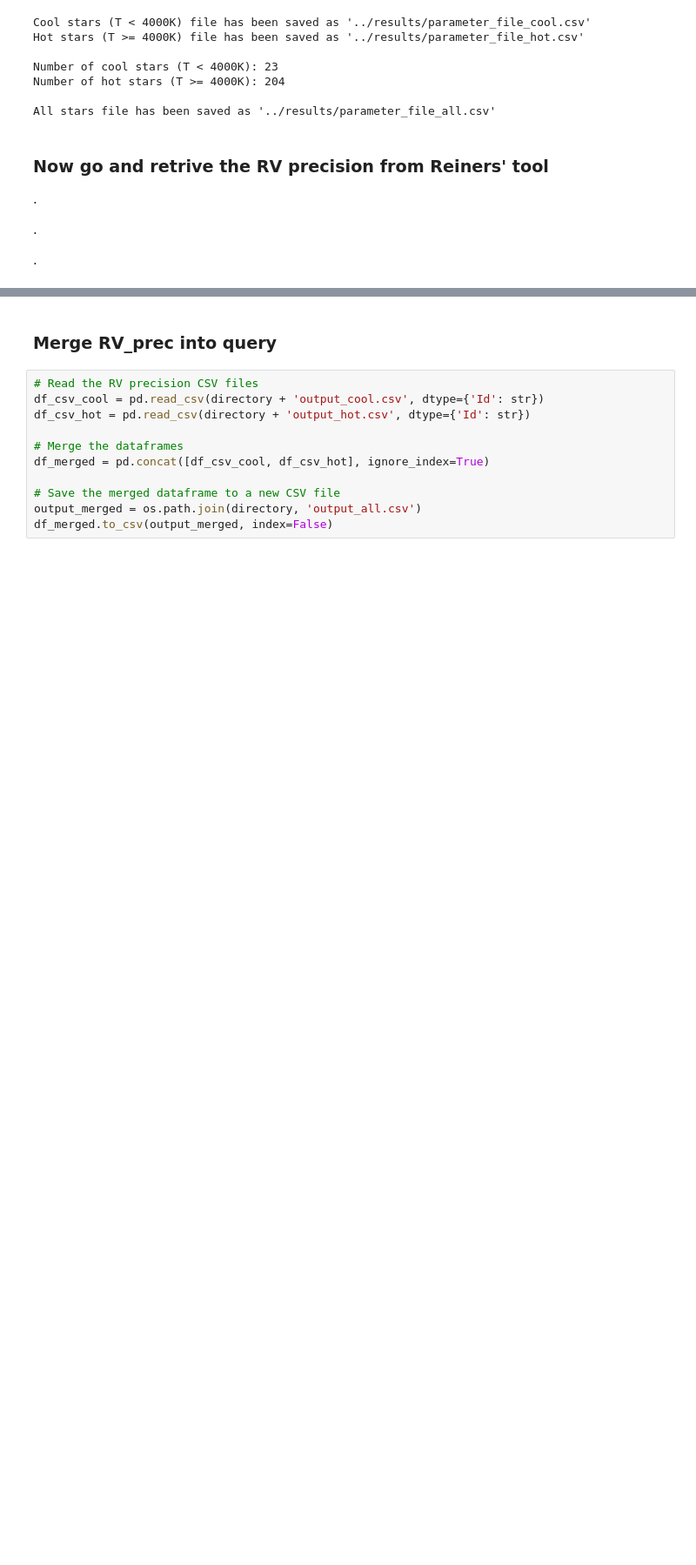
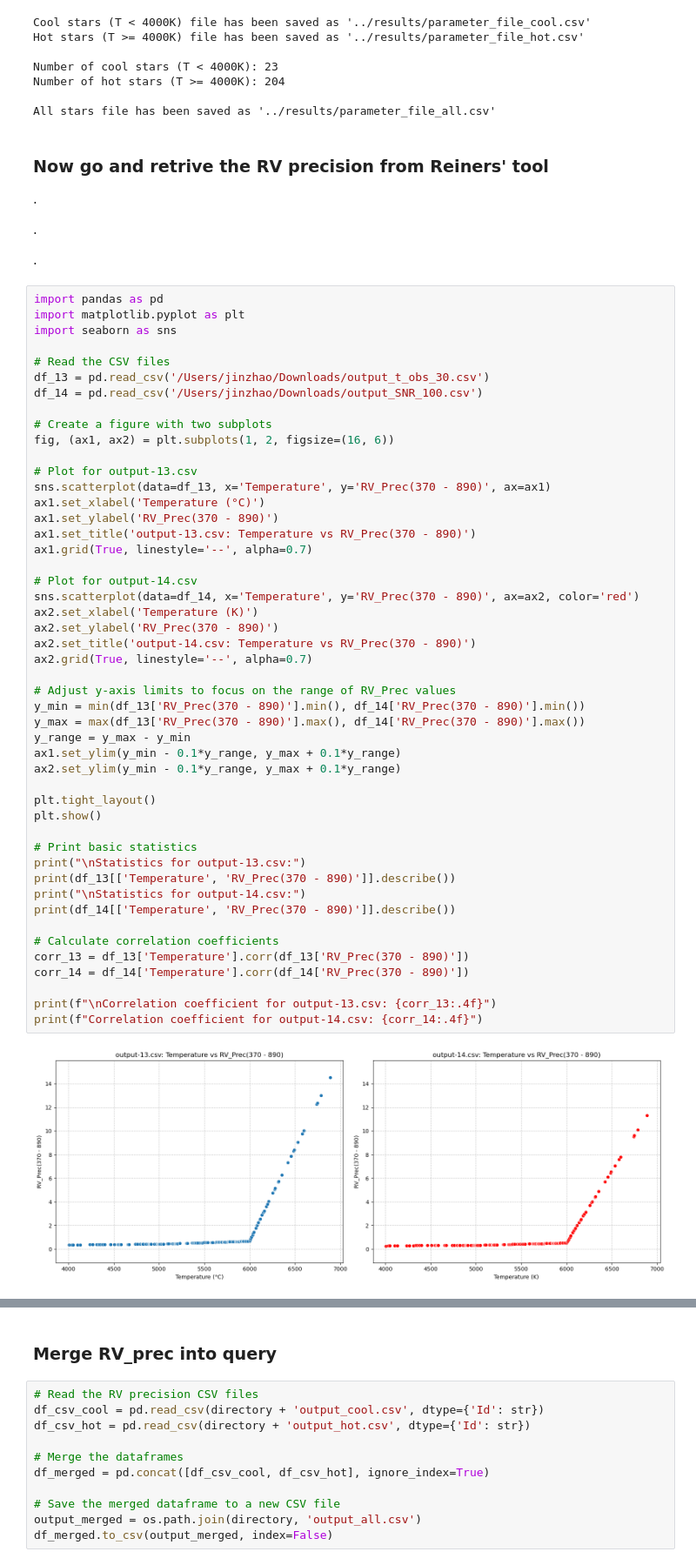
Before and after one commit to exoplanetsdk/2ES_target_selection, a Jupyter notebook: scripts/2ES_target_selection.ipynb, the cells around one changed output, grey strips where cells are left out. Shown at 87% size. Cells and saved outputs as stored; diff of their text form; blank space fills up the shorter version.

Commit message:
major update: batch calculate RV precision

```diff
--- a/scripts/2ES_target_selection.ipynb
+++ b/scripts/2ES_target_selection.ipynb
@@ -1272,3 +1254,53 @@ All stars file has been saved as '../results/parameter_file_all.csv'
 .
 
 .
+# %%
+import pandas as pd
+import matplotlib.pyplot as plt
+import seaborn as sns
+
+# Read the CSV files
+df_13 = pd.read_csv('/Users/jinzhao/Downloads/output_t_obs_30.csv')
+df_14 = pd.read_csv('/Users/jinzhao/Downloads/output_SNR_100.csv')
+
+# Create a figure with two subplots
+fig, (ax1, ax2) = plt.subplots(1, 2, figsize=(16, 6))
+
+# Plot for output-13.csv
+sns.scatterplot(data=df_13, x='Temperature', y='RV_Prec(370 - 890)', ax=ax1)
+ax1.set_xlabel('Temperature (°C)')
+ax1.set_ylabel('RV_Prec(370 - 890)')
+ax1.set_title('output-13.csv: Temperature vs RV_Prec(370 - 890)')
+ax1.grid(True, linestyle='--', alpha=0.7)
+
+# Plot for output-14.csv
+sns.scatterplot(data=df_14, x='Temperature', y='RV_Prec(370 - 890)', ax=ax2, color='red')
+ax2.set_xlabel('Temperature (K)')
+ax2.set_ylabel('RV_Prec(370 - 890)')
+ax2.set_title('output-14.csv: Temperature vs RV_Prec(370 - 890)')
+ax2.grid(True, linestyle='--', alpha=0.7)
+
+# Adjust y-axis limits to focus on the range of RV_Prec values
+y_min = min(df_13['RV_Prec(370 - 890)'].min(), df_14['RV_Prec(370 - 890)'].min())
+y_max = max(df_13['RV_Prec(370 - 890)'].max(), df_14['RV_Prec(370 - 890)'].max())
+y_range = y_max - y_min
+ax1.set_ylim(y_min - 0.1*y_range, y_max + 0.1*y_range)
+ax2.set_ylim(y_min - 0.1*y_range, y_max + 0.1*y_range)
+
+plt.tight_layout()
+plt.show()
+
+# Print basic statistics
+print("\nStatistics for output-13.csv:")
+print(df_13[['Temperature', 'RV_Prec(370 - 890)']].describe())
+print("\nStatistics for output-14.csv:")
+print(df_14[['Temperature', 'RV_Prec(370 - 890)']].describe())
+
+# Calculate correlation coefficients
+corr_13 = df_13['Temperature'].corr(df_13['RV_Prec(370 - 890)'])
+corr_14 = df_14['Temperature'].corr(df_14['RV_Prec(370 - 890)'])
+
+print(f"\nCorrelation coefficient for output-13.csv: {corr_13:.4f}")
+print(f"Correlation coefficient for output-14.csv: {corr_14:.4f}")
+# %% [output]
+[figure, added]
```
Also changed, not shown: parts of 12 cells of this notebook, 39 other files.
